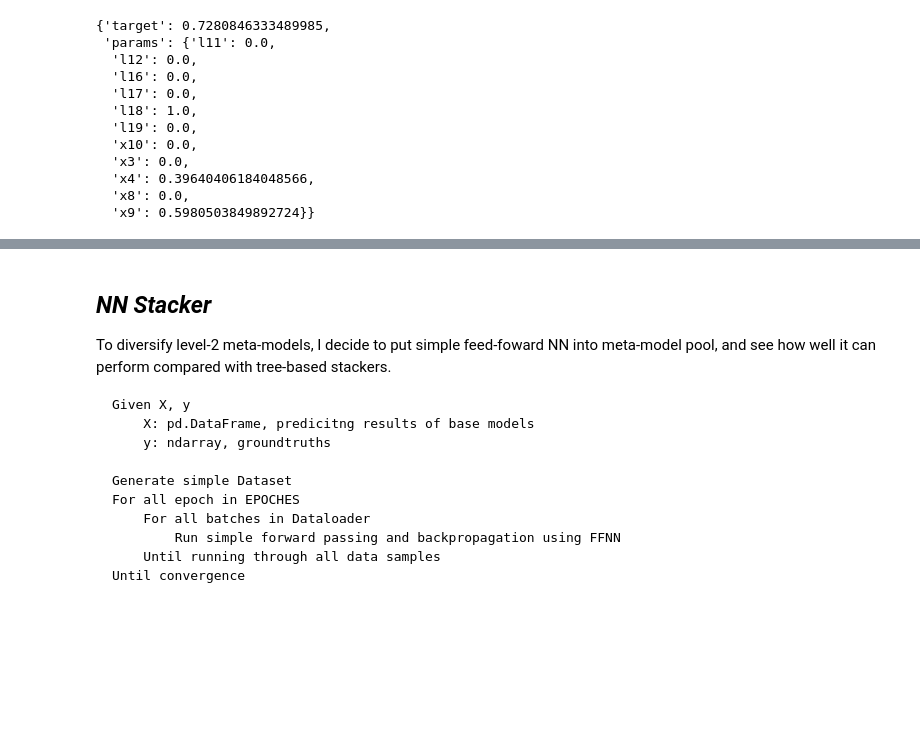
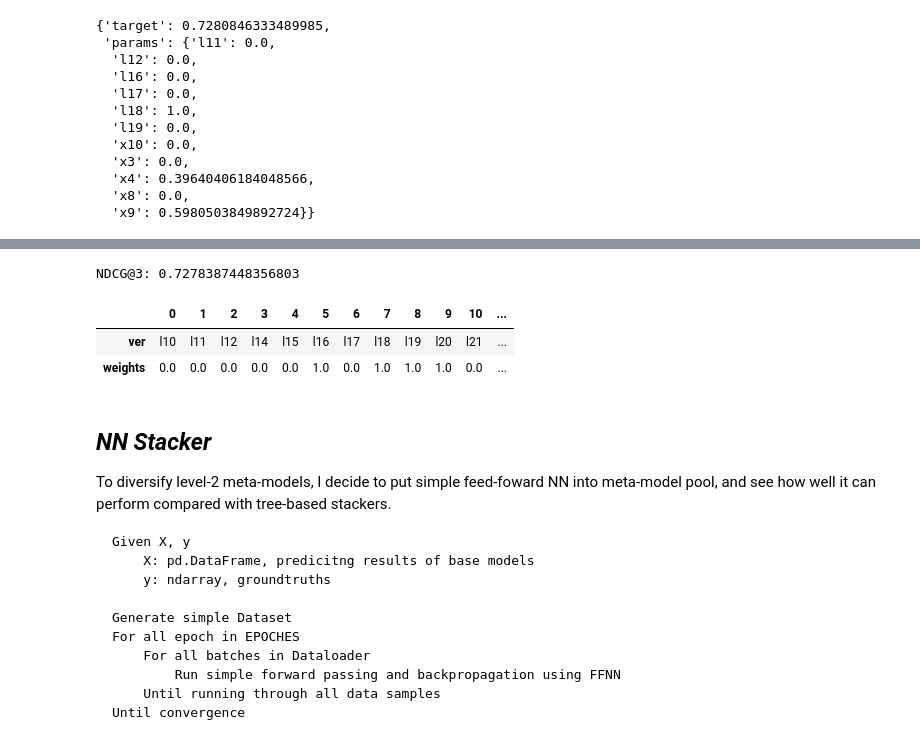
Before and after one commit to JiangJiaWei1103/TBrain-Esun-AI-2021Winter-8th-Solution, a Jupyter notebook: ensemble.ipynb, the cells around one changed output, grey strips where cells are left out. Saved outputs shown, nothing was run; the diff lists cells and outputs as text; code cells hidden in the pictures; blank space fills up the shorter version.

```diff
--- a/ensemble.ipynb
+++ b/ensemble.ipynb
@@ -506,0 +748,16 @@ optimizer.max
+# %%
+l = [v for v in range(10, 25)]
+l.remove(13)
+l.remove(22)
+
+x = [v for v in range(3, 15)]
+# %%
+# Configure base models to put in bayesian opt blending
+meta_types = ['lgbm_meta' for  _  in range(13)] + ['xgb_meta' for _ in range(12)]
+meta_versions = [f'l{v}' for v in l] + [f'x{v}' for v in x]
+coefs = {v: (0, 1) for v in meta_versions}
+# %%
+# Run bayesian optimization
+ndcg_fn_ = partial(ndcg_fn, ens, meta_types, meta_versions)
+optimizer = BayesianOptimization(f=ndcg_fn_, pbounds=coefs, random_state=168)
+optimizer.maximize(init_points=50, n_iter=40)
@@ -507,3 +875,14 @@ optimizer.max
+# %%
+# Obtain the best set of blending coefficients
+pd.set_option('max_column', 25)
+print(f"NDCG@3: {optimizer.max['target']}")
+wts = {'ver': meta_versions, 'weights': list(optimizer.max['params'].values())}
+display(pd.DataFrame.from_dict(wts).T)
+# %% [output]
+NDCG@3: 0.7278387448356803
+|  | 0 | 1 | 2 | 3 | 4 | 5 | 6 | 7 | 8 | 9 | 10 | ... |
+| ver | l10 | l11 | l12 | l14 | l15 | l16 | l17 | l18 | l19 | l20 | l21 | ... |
+| weights | 0.0 | 0.0 | 0.0 | 0.0 | 0.0 | 1.0 | 0.0 | 1.0 | 1.0 | 1.0 | 0.0 | ... |
 # %% [markdown]
 ## *NN Stacker*
 To diversify level-2 meta-models, I decide to put simple feed-foward NN into meta-model pool, and see how well it can perform compared with tree-based stackers.
```
Also changed, not shown: parts of 15 cells of this notebook.
